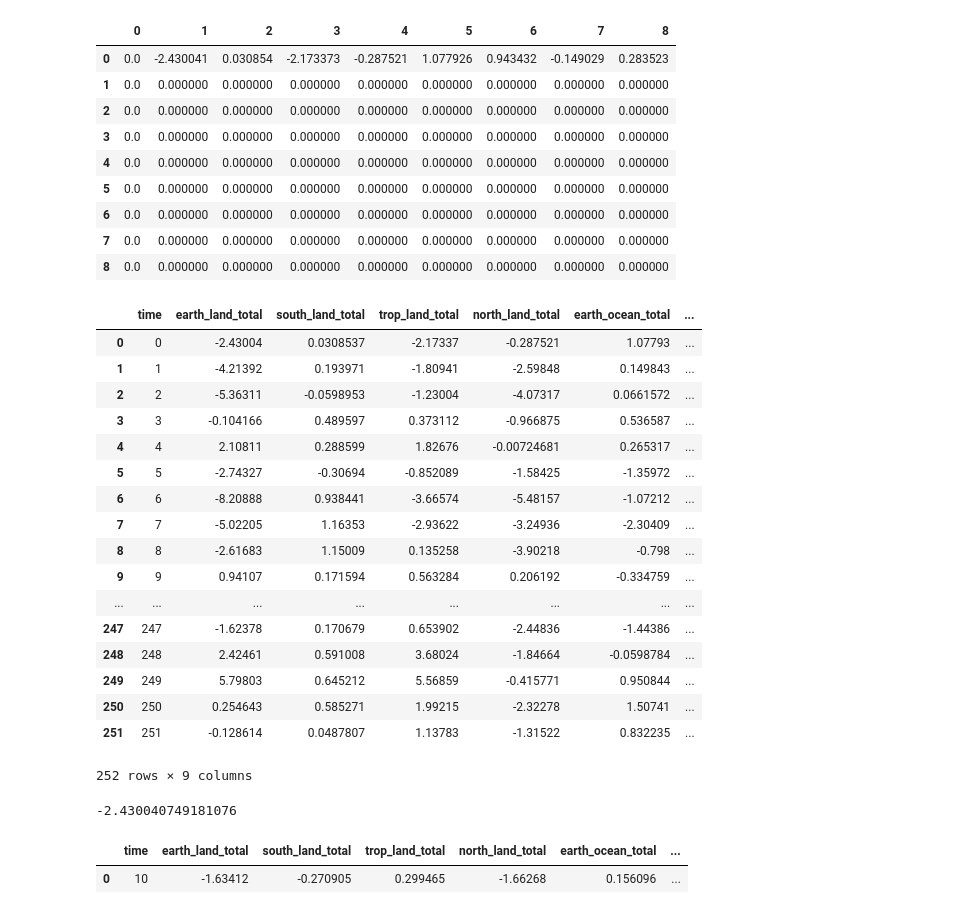
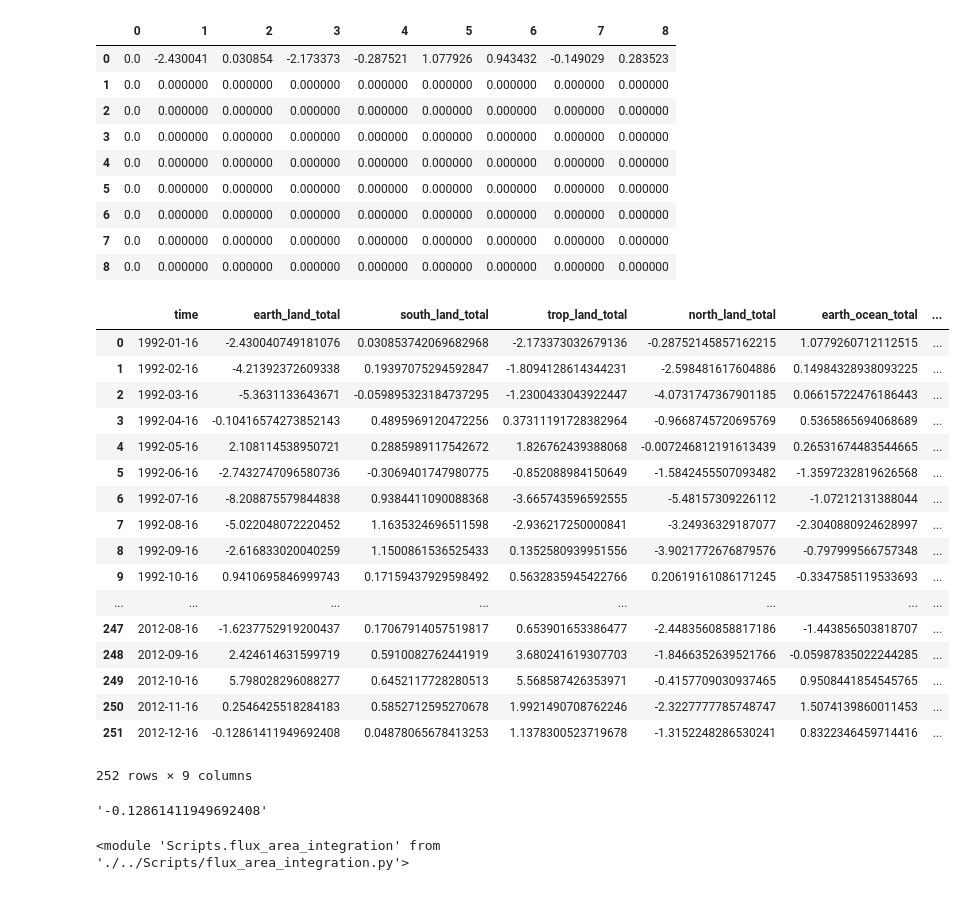
Before and after one commit to rursino/carbon-cycle-feedbacks, a Jupyter notebook: Peylin_flux/Notebooks/Intro.ipynb, the cells around one changed output. Drawn from its saved outputs; the diff is of its cells as text; code cells hidden in the pictures.

Commit message:
Completed first integration with time for Rayner dataset.

```diff
--- a/Peylin_flux/Notebooks/Intro.ipynb
+++ b/Peylin_flux/Notebooks/Intro.ipynb
@@ -460,34 +461,30 @@ df
 | 6 | 0.0 | 0.000000 | 0.000000 | 0.000000 | 0.000000 | 0.000000 | 0.000000 | 0.000000 | 0.000000 |
 | 7 | 0.0 | 0.000000 | 0.000000 | 0.000000 | 0.000000 | 0.000000 | 0.000000 | 0.000000 | 0.000000 |
 | 8 | 0.0 | 0.000000 | 0.000000 | 0.000000 | 0.000000 | 0.000000 | 0.000000 | 0.000000 | 0.000000 |
-# %%
-multiple_time = ea.multiple_time()
-multiple_time
-# %% [output]
-|  | time | earth_land_total | south_land_total | trop_land_total | north_land_total | earth_ocean_total | ... |
-| 0 | 0 | -2.43004 | 0.0308537 | -2.17337 | -0.287521 | 1.07793 | ... |
-| 1 | 1 | -4.21392 | 0.193971 | -1.80941 | -2.59848 | 0.149843 | ... |
-| 2 | 2 | -5.36311 | -0.0598953 | -1.23004 | -4.07317 | 0.0661572 | ... |
-| 3 | 3 | -0.104166 | 0.489597 | 0.373112 | -0.966875 | 0.536587 | ... |
-| 4 | 4 | 2.10811 | 0.288599 | 1.82676 | -0.00724681 | 0.265317 | ... |
-| 5 | 5 | -2.74327 | -0.30694 | -0.852089 | -1.58425 | -1.35972 | ... |
-| 6 | 6 | -8.20888 | 0.938441 | -3.66574 | -5.48157 | -1.07212 | ... |
-| 7 | 7 | -5.02205 | 1.16353 | -2.93622 | -3.24936 | -2.30409 | ... |
-| 8 | 8 | -2.61683 | 1.15009 | 0.135258 | -3.90218 | -0.798 | ... |
-| 9 | 9 | 0.94107 | 0.171594 | 0.563284 | 0.206192 | -0.334759 | ... |
-| ... | ... | ... | ... | ... | ... | ... | ... |
-| 247 | 247 | -1.62378 | 0.170679 | 0.653902 | -2.44836 | -1.44386 | ... |
-| 248 | 248 | 2.42461 | 0.591008 | 3.68024 | -1.84664 | -0.0598784 | ... |
-| 249 | 249 | 5.79803 | 0.645212 | 5.56859 | -0.415771 | 0.950844 | ... |
-| 250 | 250 | 0.254643 | 0.585271 | 1.99215 | -2.32278 | 1.50741 | ... |
-| 251 | 251 | -0.128614 | 0.0487807 | 1.13783 | -1.31522 | 0.832235 | ... |
-252 rows × 9 columns
+# %%
+multiple_time = ea.spatial_integration(data='./../data/fco2_Rayner-C13-2018_June2018-ext3_1992-2012_monthlymean_XYT.nc',
+                                    variables=['Terrestrial_flux','ocean'])
+multiple_time
+# %% [output]
+|  | time | earth_land_total | south_land_total | trop_land_total | north_land_total | earth_ocean_total | ... |
+| 0 | 1992-01-16 | -2.430040749181076 | 0.030853742069682968 | -2.173373032679136 | -0.28752145857162215 | 1.0779260712112515 | ... |
+| 1 | 1992-02-16 | -4.21392372609338 | 0.19397075294592847 | -1.8094128614344231 | -2.598481617604886 | 0.14984328938093225 | ... |
+| 2 | 1992-03-16 | -5.3631133643671 | -0.059895323184737295 | -1.2300433043922447 | -4.0731747367901185 | 0.06615722476186443 | ... |
+| 3 | 1992-04-16 | -0.10416574273852143 | 0.4895969120472256 | 0.37311191728382964 | -0.9668745720695769 | 0.5365865694068689 | ... |
+| 4 | 1992-05-16 | 2.108114538950721 | 0.2885989117542672 | 1.826762439388068 | -0.007246812191613439 | 0.26531674483544665 | ... |
+| 5 | 1992-06-16 | -2.7432747096580736 | -0.3069401747980775 | -0.852088984150649 | -1.5842455507093482 | -1.3597232819626568 | ... |
+| 6 | 1992-07-16 | -8.208875579844838 | 0.9384411090088368 | -3.665743596592555 | -5.48157309226112 | -1.07212131388044 | ... |
+| 7 | 1992-08-16 | -5.022048072220452 | 1.1635324696511598 | -2.936217250000841 | -3.24936329187077 | -2.3040880924628997 | ... |
+| 8 | 1992-09-16 | -2.616833020040259 | 1.1500861536525433 | 0.1352580939951556 | -3.9021772676879576 | -0.797999566757348 | ... |
+| 9 | 1992-10-16 | 0.9410695846999743 | 0.17159437929598492 | 0.5632835945422766 | 0.20619161086171245 | -0.3347585119533693 | ... |
+| ... | ... | ... | ... | ... | ... | ... | ... |
+| 247 | 2012-08-16 | -1.6237752919200437 | 0.17067914057519817 | 0.653901653386477 | -2.4483560858817186 | -1.443856503818707 | ... |
+| 248 | 2012-09-16 | 2.424614631599719 | 0.5910082762441919 | 3.680241619307703 | -1.8466352639521766 | -0.05987835022244285 | ... |
+| 249 | 2012-10-16 | 5.798028296088277 | 0.6452117728280513 | 5.568587426353971 | -0.4157709030937465 | 0.9508441854545765 | ... |
+| 250 | 2012-11-16 | 0.2546425518284183 | 0.5852712595270678 | 1.9921490708762246 | -2.3227777785748747 | 1.5074139860011453 | ... |
+| 251 | 2012-12-16 | -0.12861411949692408 | 0.04878065678413253 | 1.1378300523719678 | -1.3152248286530241 | 0.8322346459714416 | ... |
+252 rows × 9 columns
 # %%
-single_time.loc[0,'earth_land_total']
+multiple_time.loc[0,'earth_land_total']
 # %% [output]
--2.430040749181076
+'-0.12861411949692408'
-# %%
-ea.single_time(10,write_output=True)
-# %% [output]
-|  | time | earth_land_total | south_land_total | trop_land_total | north_land_total | earth_ocean_total | ... |
-| 0 | 10 | -1.63412 | -0.270905 | 0.299465 | -1.66268 | 0.156096 | ... |
@@ -493,0 +493,5 @@ ea.single_time(10,write_output=True)
+# %%
+import importlib as ilib
+ilib.reload(ea)
+# %% [output]
+<module 'Scripts.flux_area_integration' from './../Scripts/flux_area_integration.py'>
```
Also changed, not shown: parts of 18 cells of this notebook, 2 other files.
